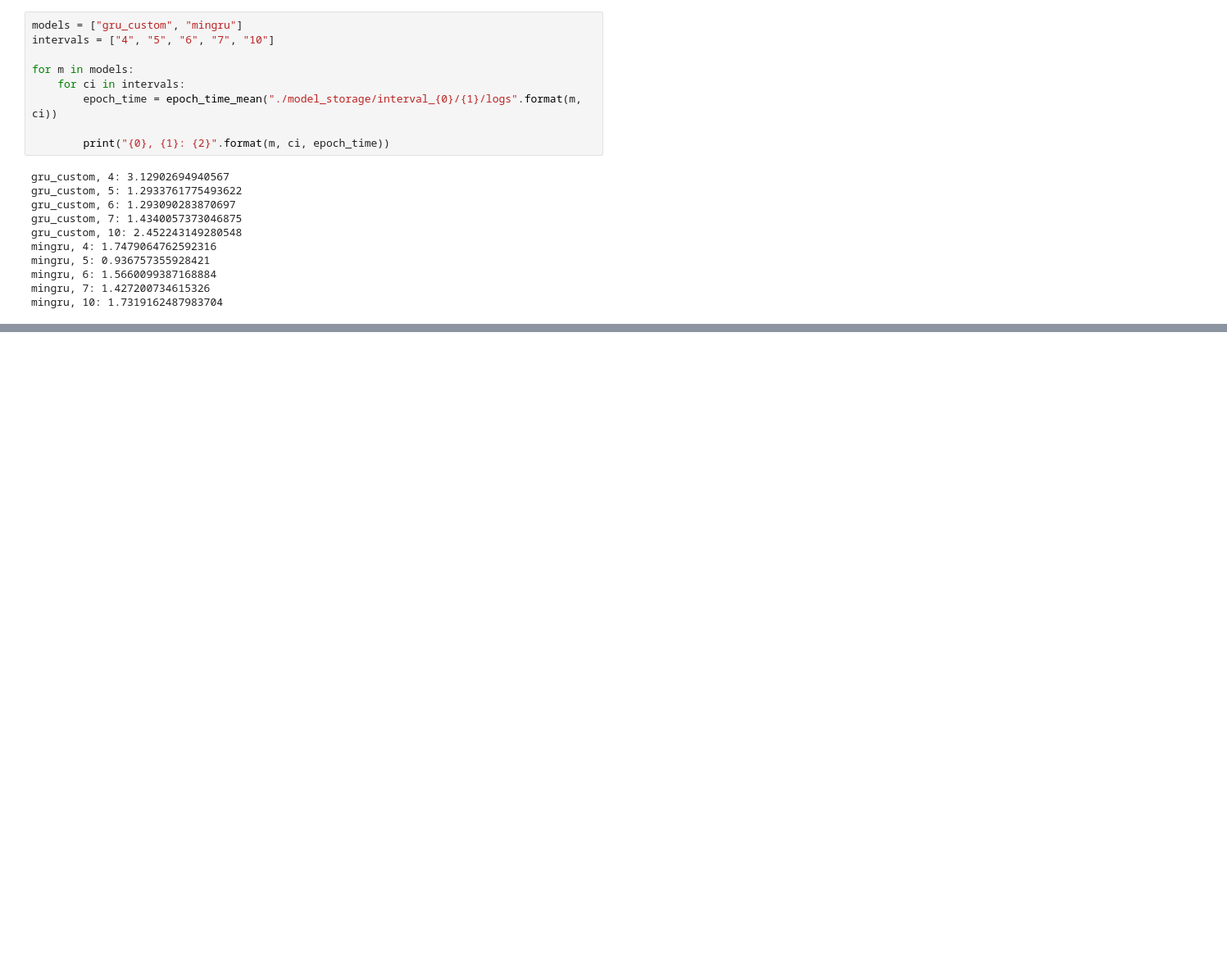
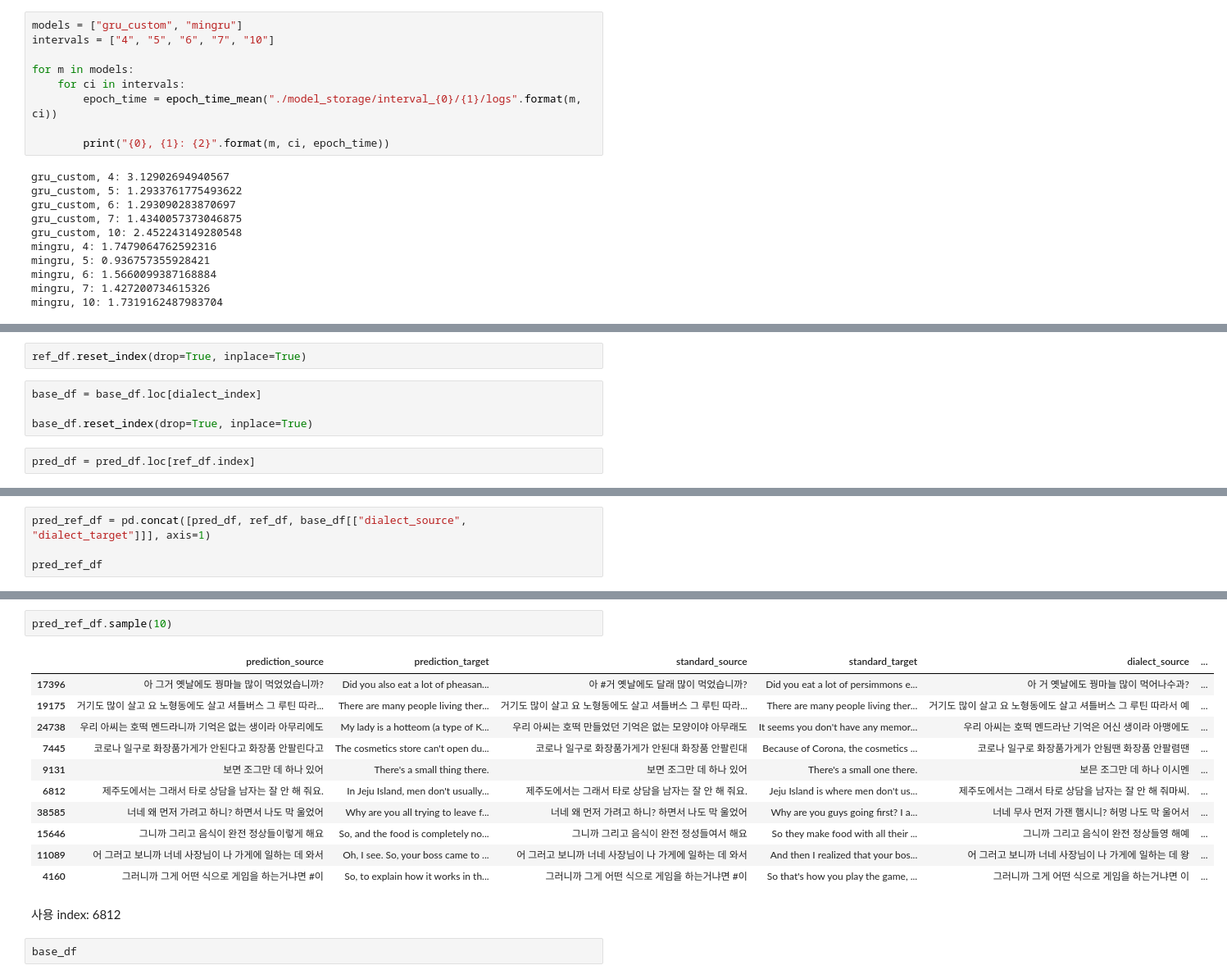
Before and after one commit to BlessingDev/NLP-Standard-Dialect-Translation, a Jupyter notebook: translation_en/analyze.ipynb, the cells around one changed output, grey strips where cells are left out. Shown: that part at 82% size. Saved outputs shown, nothing was run; the diff lists cells and outputs as text; blank space fills up the shorter version.

```diff
--- a/translation_en/analyze.ipynb
+++ b/translation_en/analyze.ipynb
@@ -2047,0 +2168,8 @@ mingru, 10: 1.7319162487983704
+# %%
+ref_df.reset_index(drop=True, inplace=True)
+# %%
+base_df = base_df.loc[dialect_index]
+
+base_df.reset_index(drop=True, inplace=True)
+# %%
+pred_df = pred_df.loc[ref_df.index]
@@ -2047,0 +2192,4 @@ mingru, 10: 1.7319162487983704
+# %%
+pred_ref_df = pd.concat([pred_df, ref_df, base_df[["dialect_source", "dialect_target"]]], axis=1)
+
+pred_ref_df
@@ -2047,0 +2210,18 @@ mingru, 10: 1.7319162487983704
+# %%
+pred_ref_df.sample(10)
+# %% [output]
+|  | prediction_source | prediction_target | standard_source | standard_target | dialect_source | ... |
+| 17396 | 아 그거 옛날에도 꿩마늘 많이 먹었었습니까? | Did you also eat a lot of pheasan... | 아 #거 옛날에도 달래 많이 먹었습니까? | Did you eat a lot of persimmons e... | 아 거 옛날에도 꿩마늘 많이 먹어나수과? | ... |
+| 19175 | 거기도 많이 살고 요 노형동에도 살고 셔틀버스 그 루틴 따라... | There are many people living ther... | 거기도 많이 살고 요 노형동에도 살고 셔틀버스 그 루틴 따라... | There are many people living ther... | 거기도 많이 살고 요 노형동에도 살고 셔틀버스 그 루틴 따라서 예 | ... |
+| 24738 | 우리 아씨는 호떡 멘드라니까 기억은 없는 생이라 아무리에도 | My lady is a hotteom (a type of K... | 우리 아씨는 호떡 만들었던 기억은 없는 모양이야 아무래도 | It seems you don't have any memor... | 우리 아씨는 호떡 멘드라난 기억은 어신 생이라 아맹에도 | ... |
+| 7445 | 코로나 일구로 화장품가게가 안된다고 화장품 안팔린다고 | The cosmetics store can't open du... | 코로나 일구로 화장품가게가 안된대 화장품 안팔린대 | Because of Corona, the cosmetics ... | 코로나 일구로 화장품가게가 안됨땐 화장품 안팔렴땐 | ... |
+| 9131 | 보면 조그만 데 하나 있어 | There's a small thing there. | 보면 조그만 데 하나 있어 | There's a small one there. | 보믄 조그만 데 하나 이시멘 | ... |
+| 6812 | 제주도에서는 그래서 타로 상담을 남자는 잘 안 해 줘요. | In Jeju Island, men don't usually... | 제주도에서는 그래서 타로 상담을 남자는 잘 안 해 줘요. | Jeju Island is where men don't us... | 제주도에서는 그래서 타로 상담을 남자는 잘 안 해 줘마씨. | ... |
+| 38585 | 너네 왜 먼저 가려고 하니? 하면서 나도 막 울었어 | Why are you all trying to leave f... | 너네 왜 먼저 가려고 하니? 하면서 나도 막 울었어 | Why are you guys going first? I a... | 너네 무사 먼저 가잰 햄시니? 허멍 나도 막 울어서 | ... |
+| 15646 | 그니까 그리고 음식이 완전 정상들이렇게 해요 | So, and the food is completely no... | 그니까 그리고 음식이 완전 정성들여서 해요 | So they make food with all their ... | 그니까 그리고 음식이 완전 정상들영 해예 | ... |
+| 11089 | 어 그러고 보니까 너네 사장님이 나 가게에 일하는 데 와서 | Oh, I see. So, your boss came to ... | 어 그러고 보니까 너네 사장님이 나 가게에 일하는 데 와서 | And then I realized that your bos... | 어 그러고 보니까 너네 사장님이 나 가게에 일하는 데 왕 | ... |
+| 4160 | 그러니까 그게 어떤 식으로 게임을 하는거냐면 #이 | So, to explain how it works in th... | 그러니까 그게 어떤 식으로 게임을 하는거냐면 #이 | So that's how you play the game, ... | 그러니까 그게 어떤 식으로 게임을 하는거냐면 이 | ... |
+# %% [markdown]
+사용 index: 6812
+# %%
+base_df
```
Also changed, not shown: parts of 13 cells of this notebook, 50 other files.
